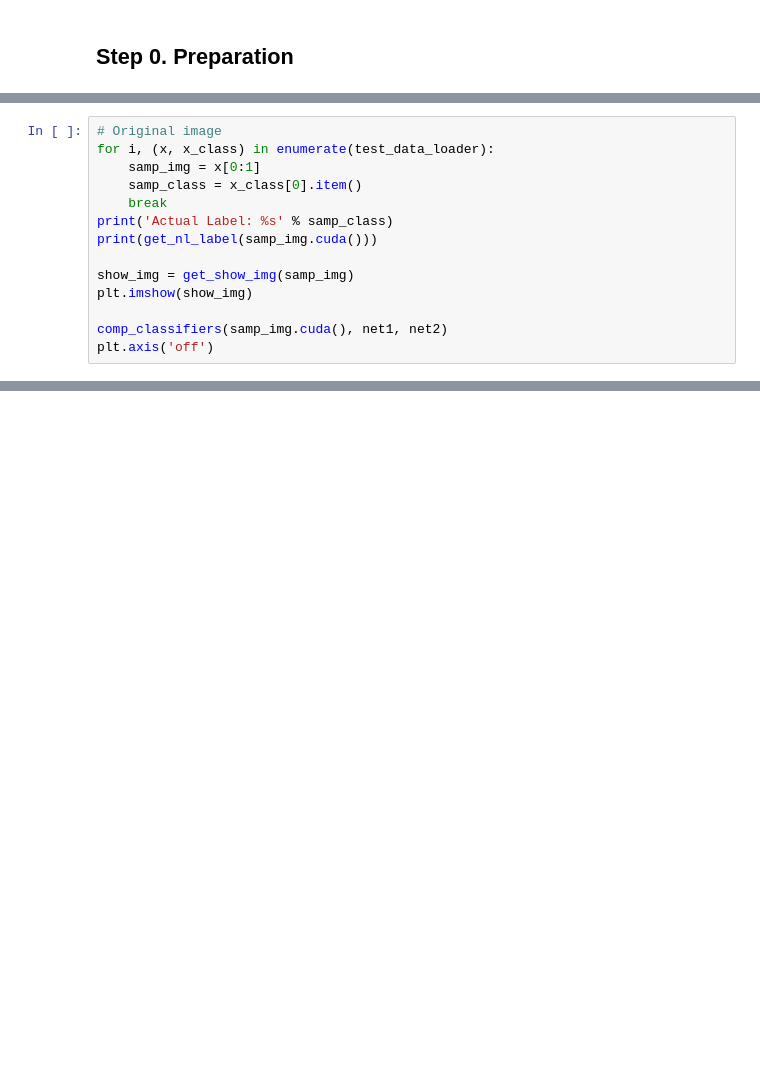
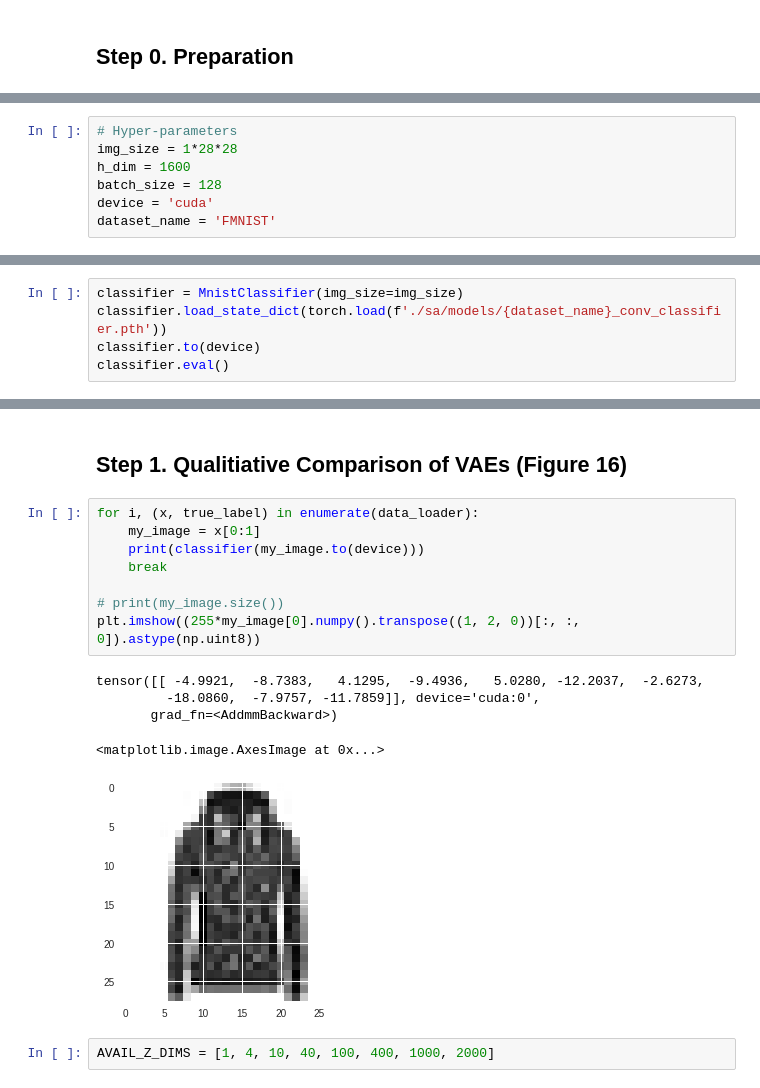
Before and after one commit to coinse/SINVAD, a Jupyter notebook: RQ4.ipynb, the cells around one changed output, grey strips where cells are left out. Saved outputs shown, nothing was run; the diff lists cells and outputs as text; blank space fills up the shorter version.

```diff
--- a/RQ4.ipynb
+++ b/RQ4.ipynb
@@ -58 +23,8 @@ models loaded
+# %%
+# Hyper-parameters
+img_size = 1*28*28
+h_dim = 1600
+batch_size = 128
+device = 'cuda'
+dataset_name = 'FMNIST'
 # %%
@@ -99,14 +46,0 @@ counter = 0
-# %%
-# Original image
-for i, (x, x_class) in enumerate(test_data_loader):
-    samp_img = x[0:1]
-    samp_class = x_class[0].item()
-    break
-print('Actual Label: %s' % samp_class)
-print(get_nl_label(samp_img.cuda()))
-
-show_img = get_show_img(samp_img)
-plt.imshow(show_img)
-
-comp_classifiers(samp_img.cuda(), net1, net2)
-plt.axis('off')
@@ -253,0 +47,5 @@ diff 2.78864517895272e-05
+# %%
+classifier = MnistClassifier(img_size=img_size)
+classifier.load_state_dict(torch.load(f'./sa/models/{dataset_name}_conv_classifier.pth'))
+classifier.to(device)
+classifier.eval()
@@ -253,0 +70,18 @@ diff 2.78864517895272e-05
+# %% [markdown]
+## Step 1. Qualitiative Comparison of VAEs (Figure 16)
+# %%
+for i, (x, true_label) in enumerate(data_loader):
+    my_image = x[0:1]
+    print(classifier(my_image.to(device)))
+    break
+
+# print(my_image.size())
+plt.imshow((255*my_image[0].numpy().transpose((1, 2, 0))[:, :, 0]).astype(np.uint8))
+# %% [output]
+tensor([[ -4.9921,  -8.7383,   4.1295,  -9.4936,   5.0280, -12.2037,  -2.6273,
+         -18.0860,  -7.9757, -11.7859]], device='cuda:0',
+       grad_fn=<AddmmBackward>)
+<matplotlib.image.AxesImage at 0x...>
+[figure, added]
+# %%
+AVAIL_Z_DIMS = [1, 4, 10, 40, 100, 400, 1000, 2000]
```
Also changed, not shown: parts of 24 cells of this notebook, 15 other files.
